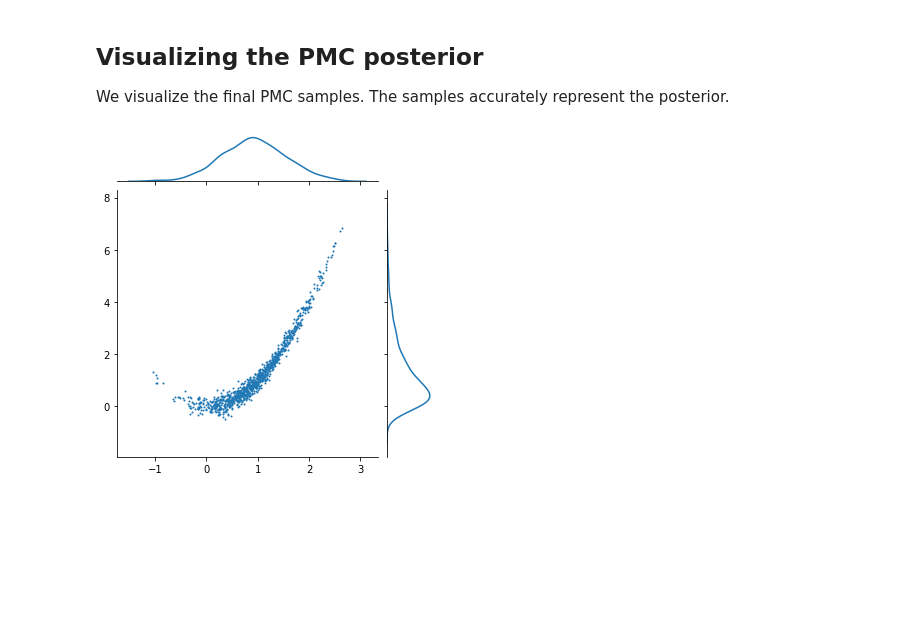
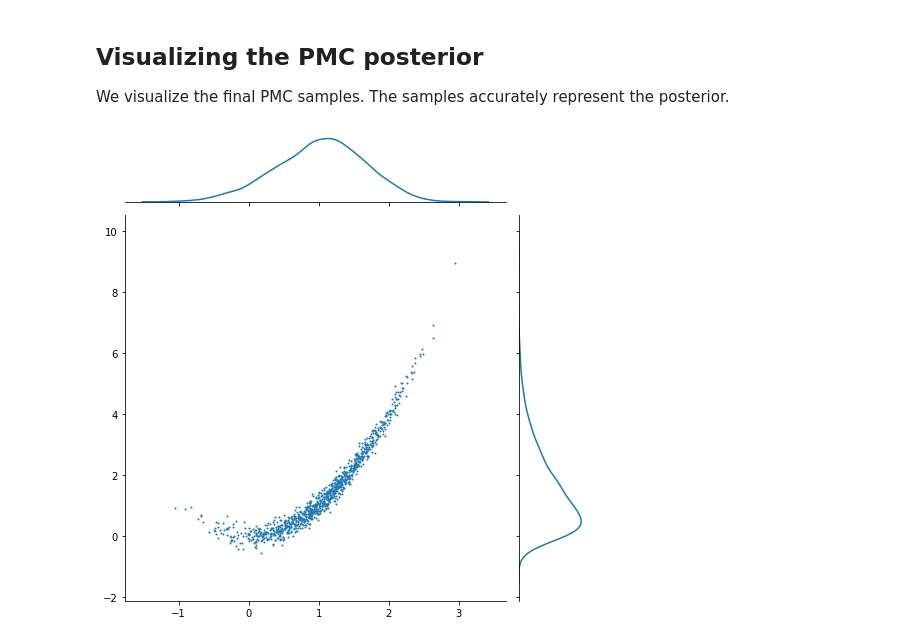
Before and after one commit to minaskar/pocomc, a Jupyter notebook: examples/Rosenbrock.ipynb, the cells around one changed output. Drawn from its saved outputs; the diff is of its cells as text; code cells hidden in the pictures; blank space fills up the shorter version.

```diff
--- a/examples/Rosenbrock.ipynb
+++ b/examples/Rosenbrock.ipynb
@@ -55,7 +57,6 @@ pmc = pc.Sampler(
     log_prior,
     vectorize_likelihood=True,
     bounds=bounds,
-    train_config={'l1': 0.2},
     random_state=0
 )
 pmc.run(prior_samples)
@@ -68,12 +69,12 @@ We visualize the final PMC samples. The samples accurately represent the posteri
 # %%
 import seaborn as sns
 
 x = pmc.results['samples']
-g = sns.JointGrid(height=5)
+g = sns.JointGrid(height=7)
 g.ax_joint.scatter(x[:, 0], x[:, 1], s=1.0)
 sns.kdeplot(x=x[:, 0], ax=g.ax_marg_x)
 sns.kdeplot(y=x[:, 1], ax=g.ax_marg_y)
 plt.show()
 # %% [output]
-[figure, old version]
+[figure, new version]
 # %%
```
Also changed, not shown: parts of 4 cells of this notebook, 26 other files.
